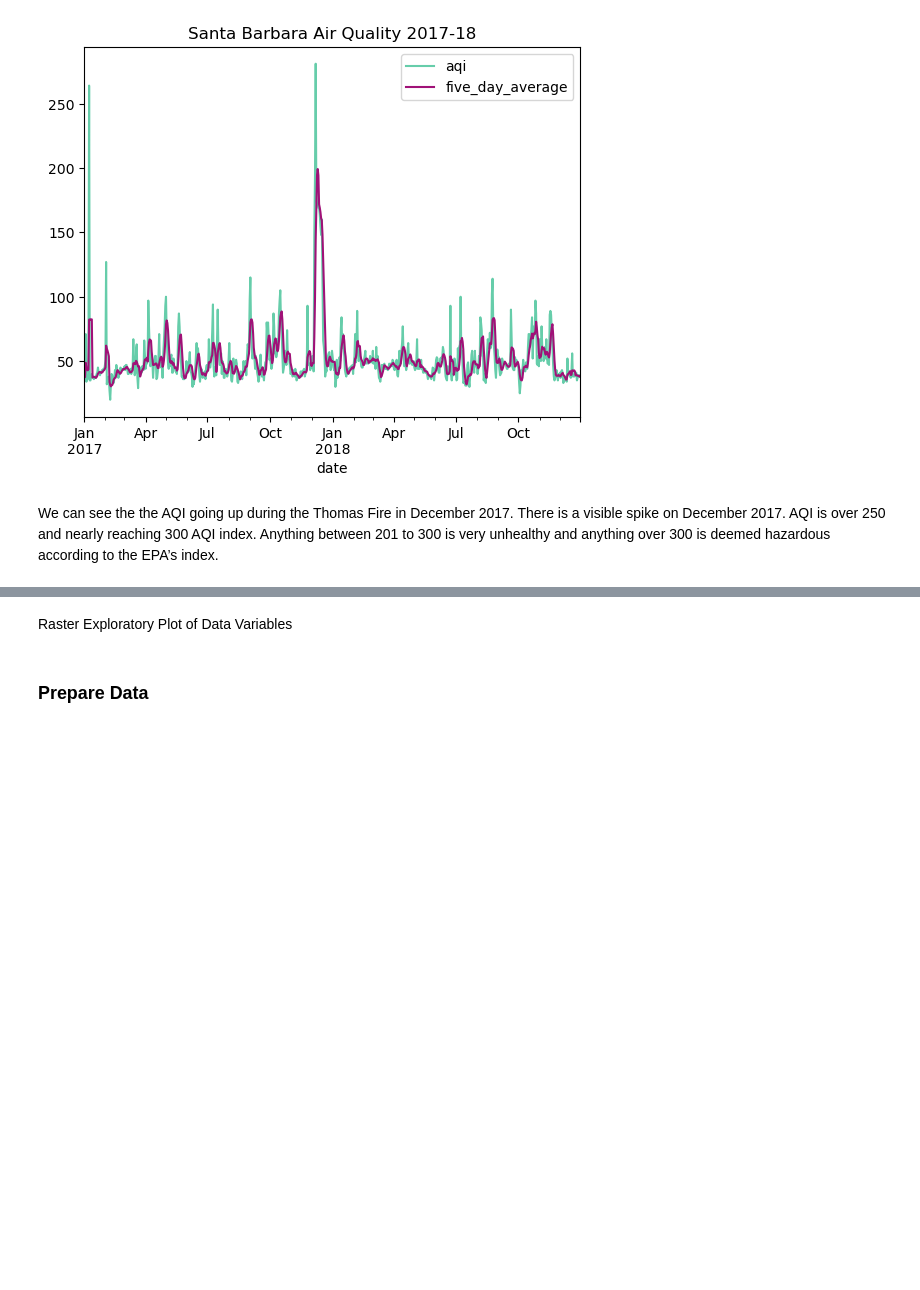
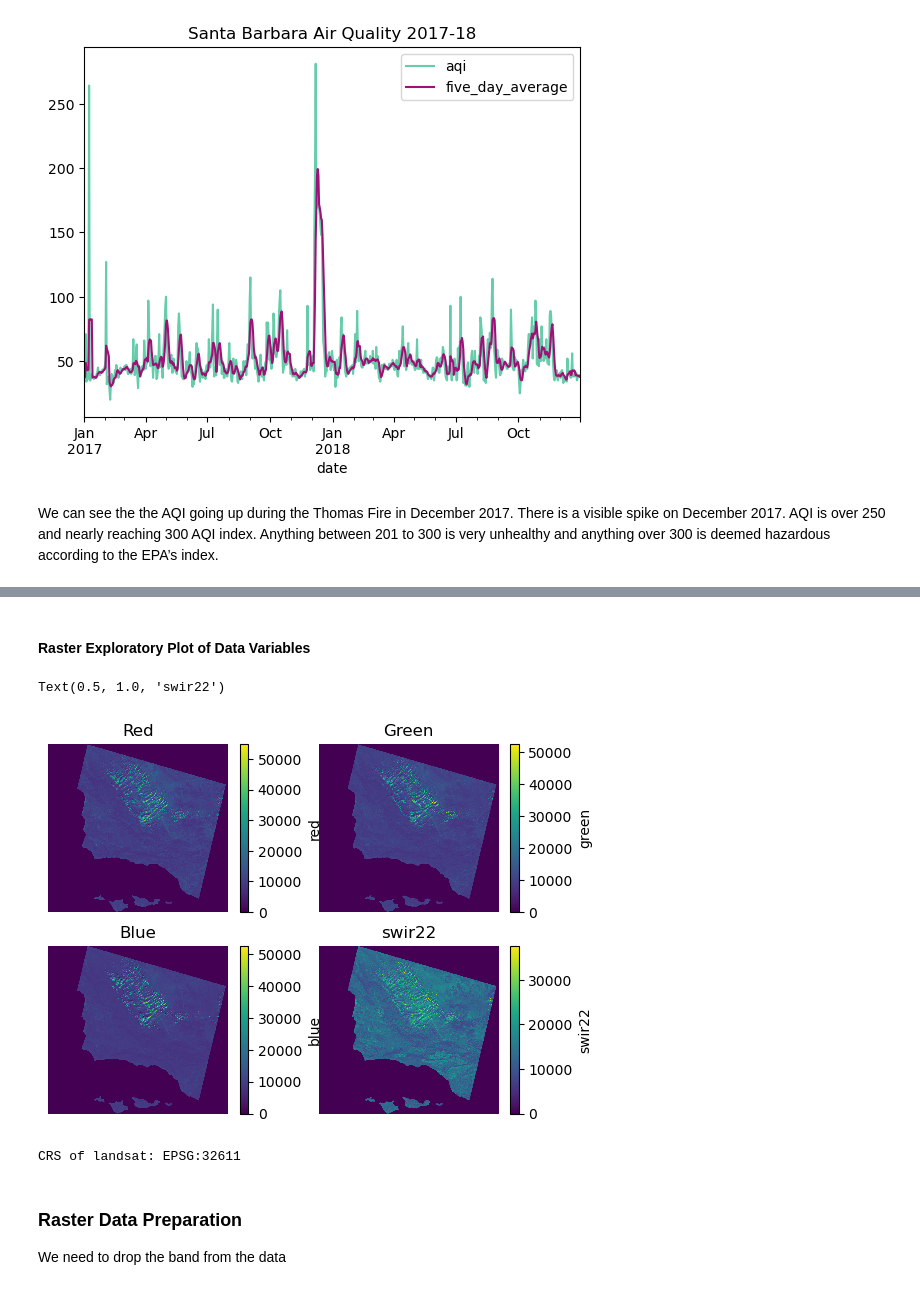
Before and after one commit to Vanessa-Salgado/eds220-hw4-task3, a Jupyter notebook: thomas_fire_analysis.ipynb, the cells around one changed output, grey strips where cells are left out. Cells and saved outputs as stored; diff of their text form; code cells hidden in the pictures; blank space fills up the shorter version.

```diff
--- a/thomas_fire_analysis.ipynb
+++ b/thomas_fire_analysis.ipynb
@@ -198,22 +177,33 @@ RasterioIOError: /Users/vanessa/Documents/MEDSFALL23/EDS220/homework/eds220-hw4-
 # %% [markdown]
-Raster Exploratory Plot of Data Variables
+#### Raster Exploratory Plot of Data Variables
 # %%
 # exploration of landsat raster
 
 #exploratory plot
 
 fig, axs = plt.subplots(2, 2)
+
+axs[0,0].axis('off')
+axs[0,1].axis('off')
+axs[1,0].axis('off')
+axs[1,1].axis('off')
 
 landsat.red.plot(ax = axs[0, 0])
 axs[0, 0].set_title('Red')
 landsat.green.plot(ax = axs[0, 1])
 axs[0, 1].set_title('Green')
 landsat.blue.plot(ax = axs[1, 0])
 axs[1, 0].set_title('Blue')
 landsat.swir22.plot(ax = axs[1, 1])
 axs[1, 1].set_title('swir22')
+# %% [output]
+Text(0.5, 1.0, 'swir22')
+[figure, added]
 # %%
 # check the raster's CRS
-landsat.rio.crs
+print("CRS of landsat:",landsat.rio.crs)
+# %% [output]
+CRS of landsat: EPSG:32611
 # %% [markdown]
-###  Prepare Data
+###  Raster Data Preparation
+We need to drop the band from the data
```
Also changed, not shown: parts of 44 cells of this notebook.
